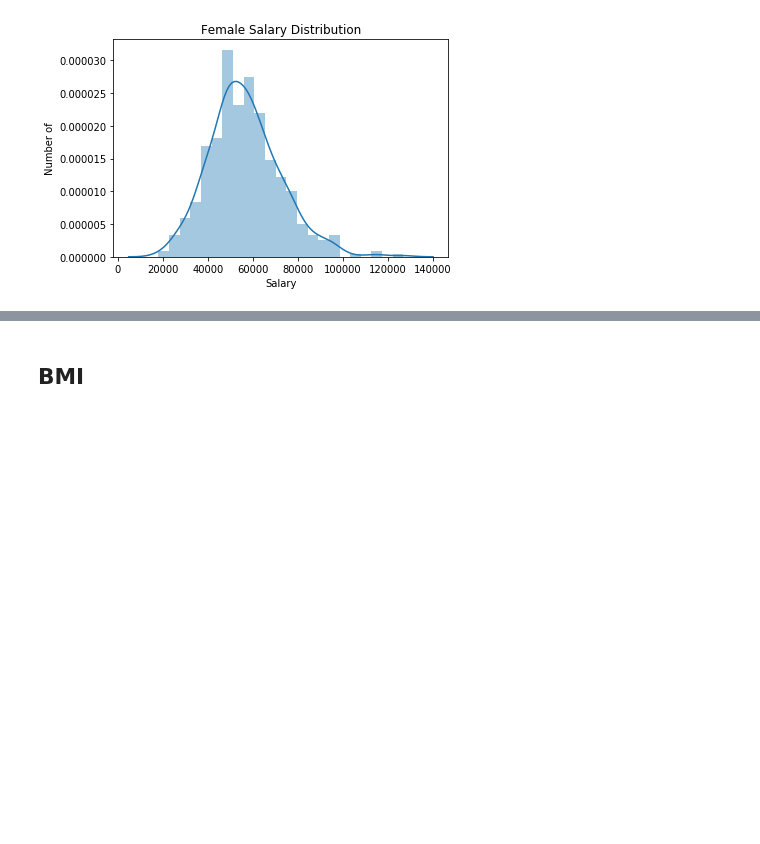
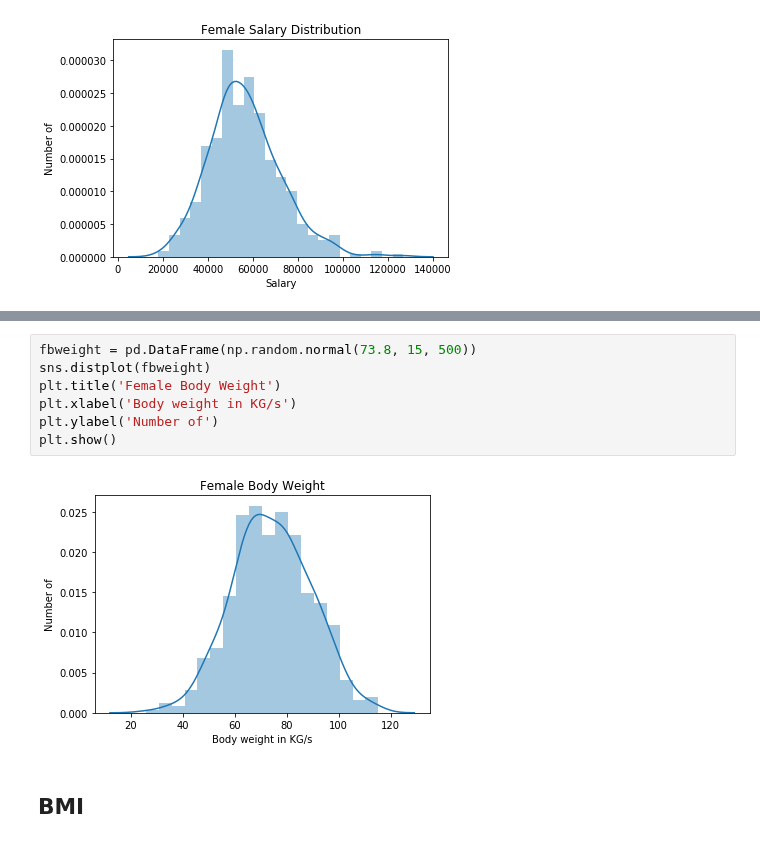
Before and after one commit to dermotkel/programming-project, a Jupyter notebook: Programming Project.ipynb, the cells around one changed output, grey strips where cells are left out. Drawn from its saved outputs; the diff is of its cells as text; blank space fills up the shorter version.

```diff
--- a/Programming Project.ipynb
+++ b/Programming Project.ipynb
@@ -300,3 +319,12 @@ plt.show()
+# %%
+fbweight = pd.DataFrame(np.random.normal(73.8, 15, 500))
+sns.distplot(fbweight)
+plt.title('Female Body Weight')
+plt.xlabel('Body weight in KG/s')
+plt.ylabel('Number of')
+plt.show()
+# %% [output]
+[figure, added]
 # %% [markdown]
 ## BMI
 # %% [markdown]
```
Also changed, not shown: parts of 3 cells of this notebook.
